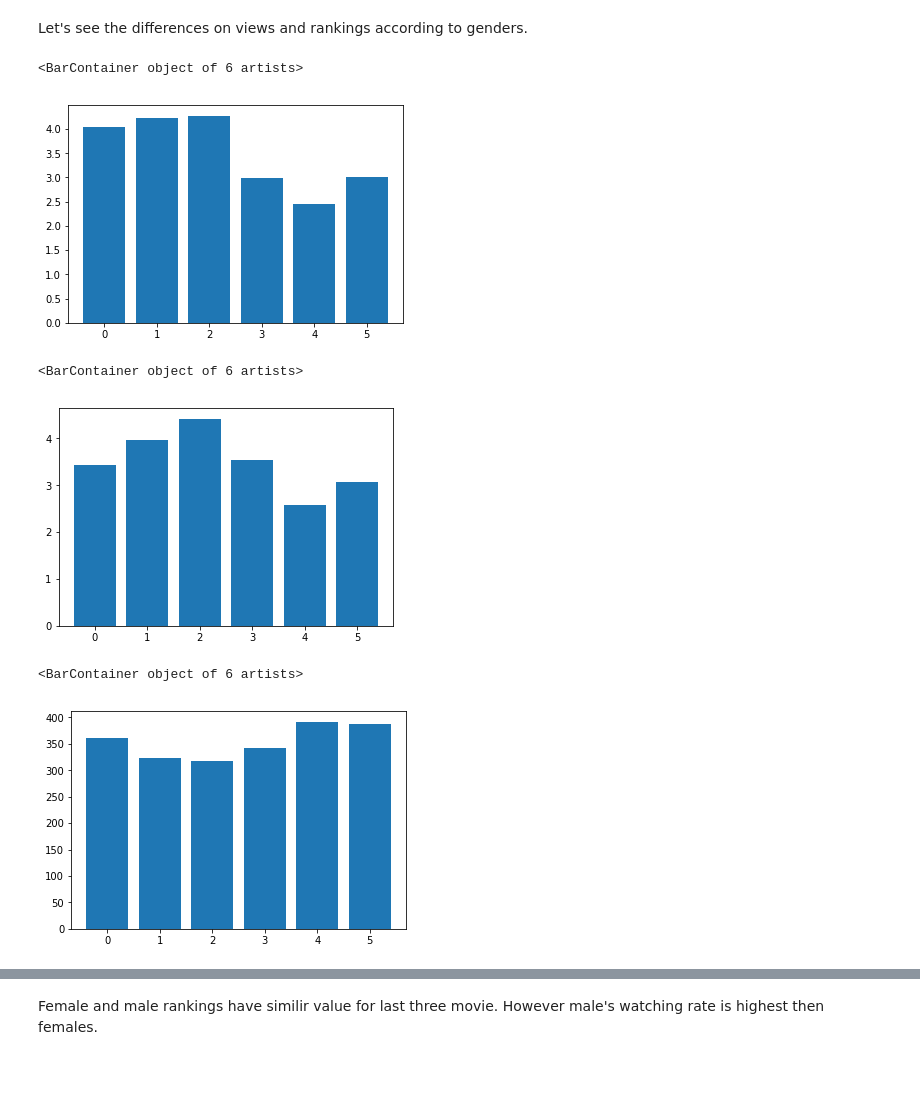
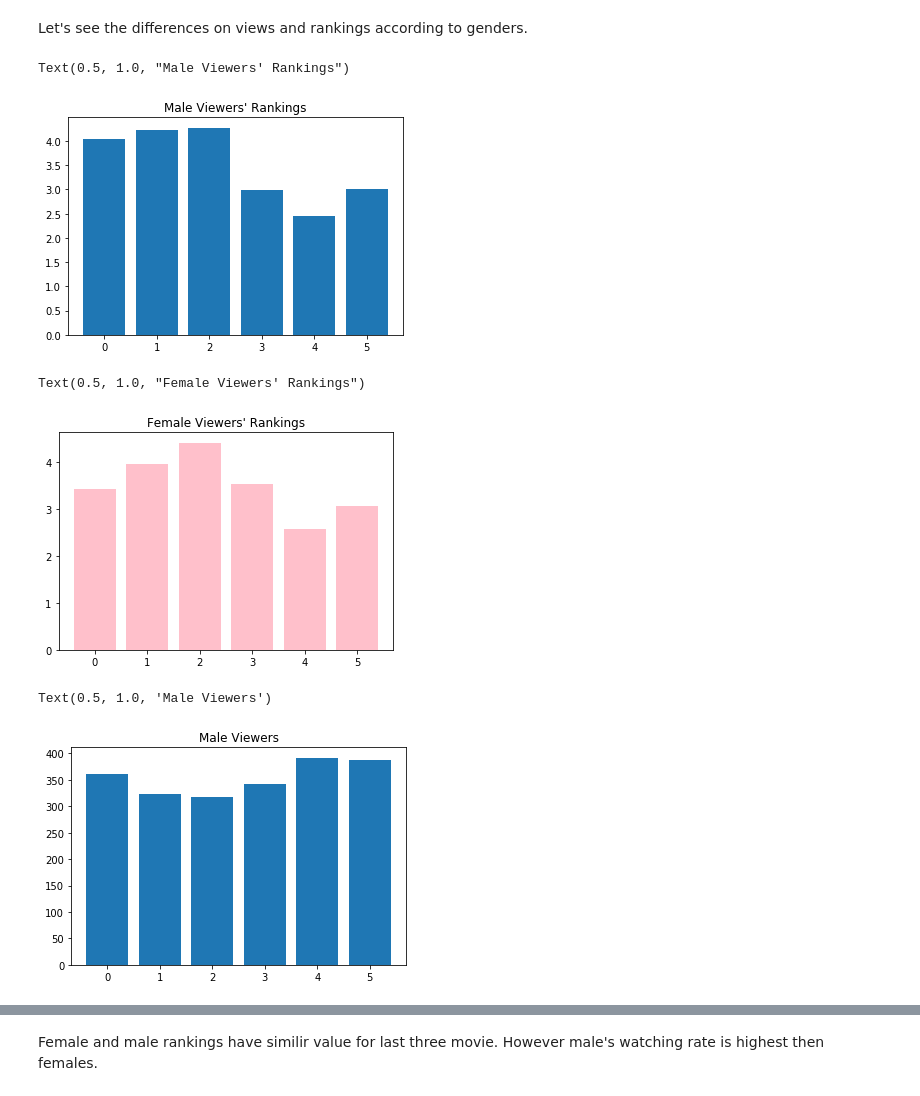
Before and after one commit to shylkymc/Star-Wars, a Jupyter notebook: Star Wars.ipynb, the cells around one changed output, grey strips where cells are left out. Cells and saved outputs as stored; diff of their text form; code cells hidden in the pictures.

```diff
--- a/Star Wars.ipynb
+++ b/Star Wars.ipynb
@@ -205,17 +205,20 @@ males= star_wars[star_wars["Gender"]=="Male"]
 females=star_wars[star_wars["Gender"]=="Female"]
 # %%
 plt.bar(range(6), males[males.columns[9:15]].mean())
+plt.title("Male Viewers' Rankings")
 # %% [output]
-<BarContainer object of 6 artists>
+Text(0.5, 1.0, "Male Viewers' Rankings")
-[figure, old version]
+[figure, new version]
 # %%
-plt.bar(range(6), females[females.columns[9:15]].mean())
+plt.bar(range(6), females[females.columns[9:15]].mean(), color="pink")
+plt.title("Female Viewers' Rankings")
 # %% [output]
-<BarContainer object of 6 artists>
+Text(0.5, 1.0, "Female Viewers' Rankings")
-[figure, old version]
+[figure, new version]
 # %%
 plt.bar(range(6), males[males.columns[3:9]].sum())
+plt.title('Male Viewers')
 # %% [output]
-<BarContainer object of 6 artists>
+Text(0.5, 1.0, 'Male Viewers')
-[figure, old version]
+[figure, new version]
 # %%
```
Also changed, not shown: parts of 1 cell of this notebook.
